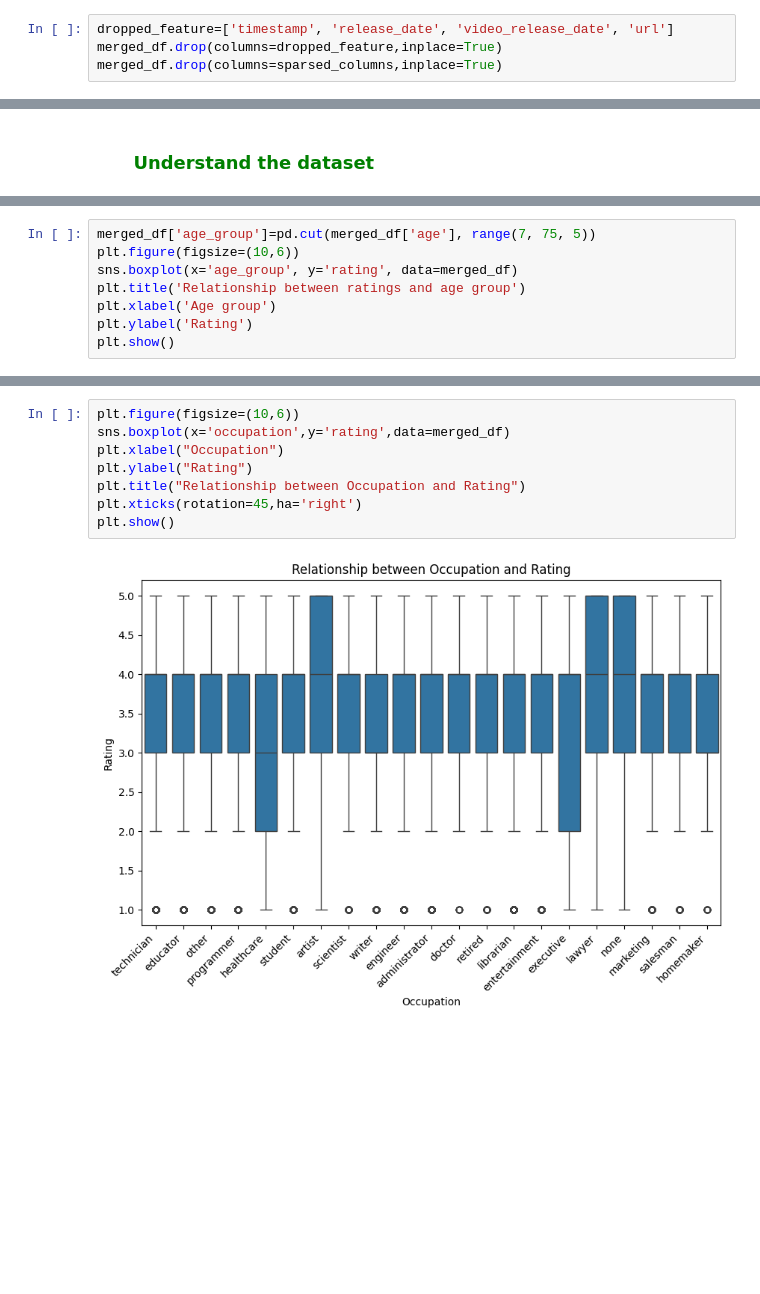
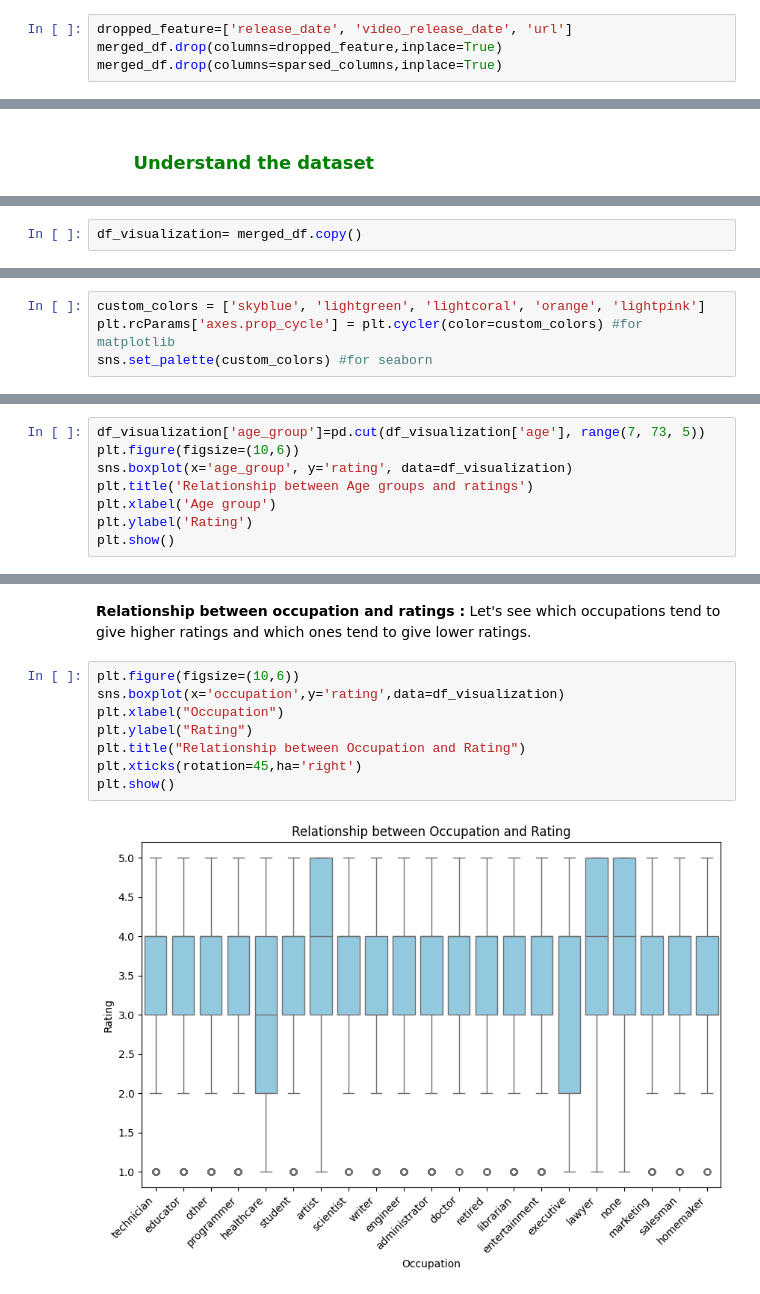
Before and after one commit to TanusreeDas/machine-learning-with-python, a Jupyter notebook: notebooks/collaborative_recommender_system-movies.ipynb, the cells around one changed output, grey strips where cells are left out. Saved outputs shown, nothing was run; the diff lists cells and outputs as text; blank space fills up the shorter version.

```diff
--- a/notebooks/collaborative_recommender_system-movies.ipynb
+++ b/notebooks/collaborative_recommender_system-movies.ipynb
@@ -146,7 +139,7 @@ merged_df['genre'] = merged_df[sparsed_columns].apply(lambda x: ','.join([col fo
 # %% [markdown]
 <h3> <span style="color:green;">&nbsp;&nbsp;&nbsp;&nbsp;&nbsp;&nbsp;Drop Unnecessary Columns</span></h3>
 # %%
-dropped_feature=['timestamp', 'release_date', 'video_release_date', 'url']
+dropped_feature=['release_date', 'video_release_date', 'url']
 merged_df.drop(columns=dropped_feature,inplace=True)
 merged_df.drop(columns=sparsed_columns,inplace=True)
 # %% [markdown]
@@ -221,0 +237,2 @@ dtype: int64
+# %%
+df_visualization= merged_df.copy()
@@ -221,0 +241,4 @@ dtype: int64
+# %%
+custom_colors = ['skyblue', 'lightgreen', 'lightcoral', 'orange', 'lightpink']
+plt.rcParams['axes.prop_cycle'] = plt.cycler(color=custom_colors) #for matplotlib
+sns.set_palette(custom_colors) #for seaborn
@@ -241,8 +304,8 @@ We can see very few people abive age of 60 gave movie rating and also generally
 # %%
-merged_df['age_group']=pd.cut(merged_df['age'], range(7, 75, 5))
+df_visualization['age_group']=pd.cut(df_visualization['age'], range(7, 73, 5))
 plt.figure(figsize=(10,6))
-sns.boxplot(x='age_group', y='rating', data=merged_df)
-plt.title('Relationship between ratings and age group')
+sns.boxplot(x='age_group', y='rating', data=df_visualization)
+plt.title('Relationship between Age groups and ratings')
 plt.xlabel('Age group')
 plt.ylabel('Rating')
 plt.show()
@@ -269,11 +316,13 @@ plt.show()
+# %% [markdown]
+<b>Relationship between occupation and ratings :</b> Let's see which occupations tend to give higher ratings and which ones tend to give lower ratings.
 # %%
 plt.figure(figsize=(10,6))
-sns.boxplot(x='occupation',y='rating',data=merged_df)
+sns.boxplot(x='occupation',y='rating',data=df_visualization)
 plt.xlabel("Occupation")
 plt.ylabel("Rating")
 plt.title("Relationship between Occupation and Rating")
 plt.xticks(rotation=45,ha='right')
 plt.show()
 # %% [output]
-[figure, old version]
+[figure, new version]
 # %% [markdown]
```
Also changed, not shown: parts of 50 cells of this notebook.
